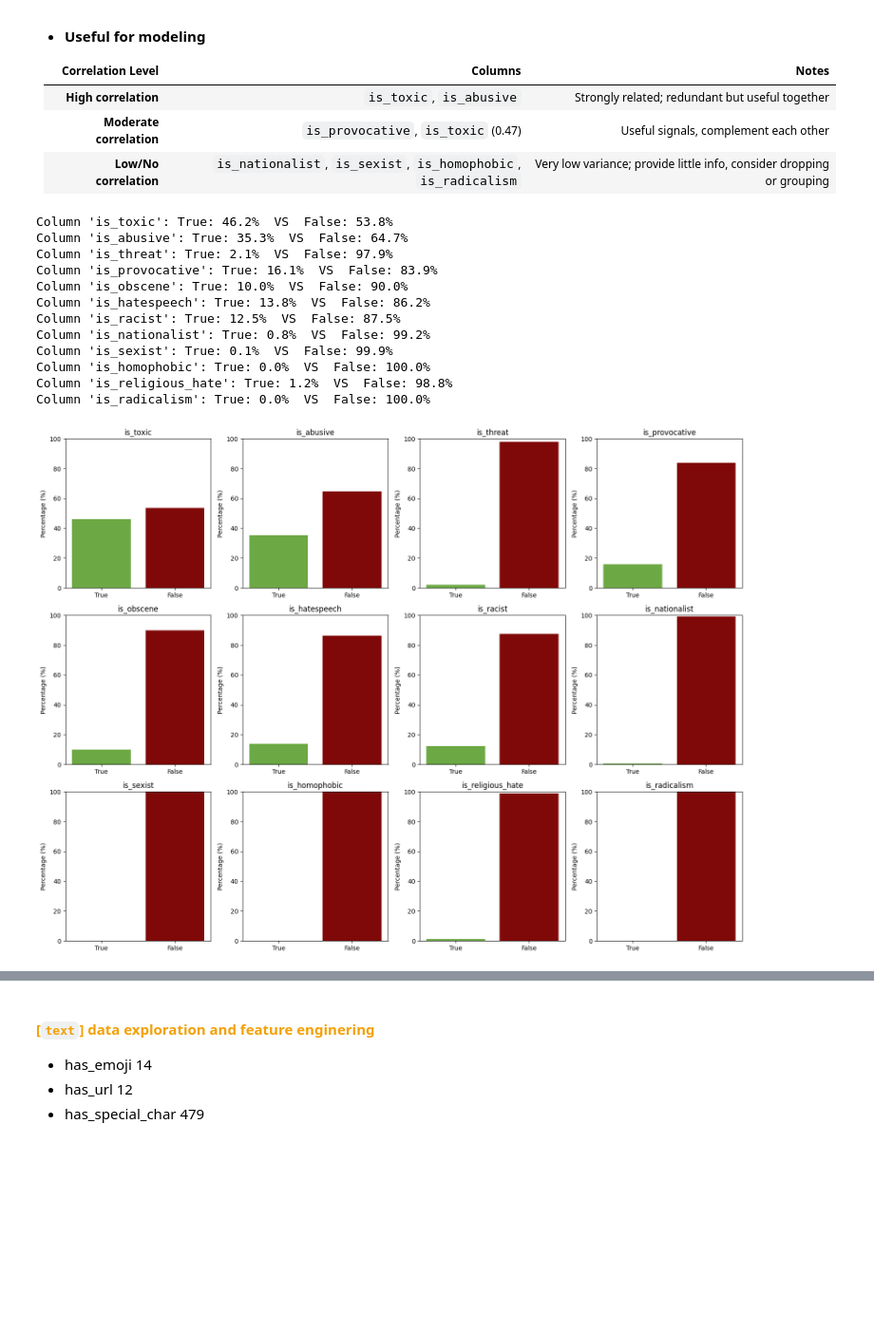
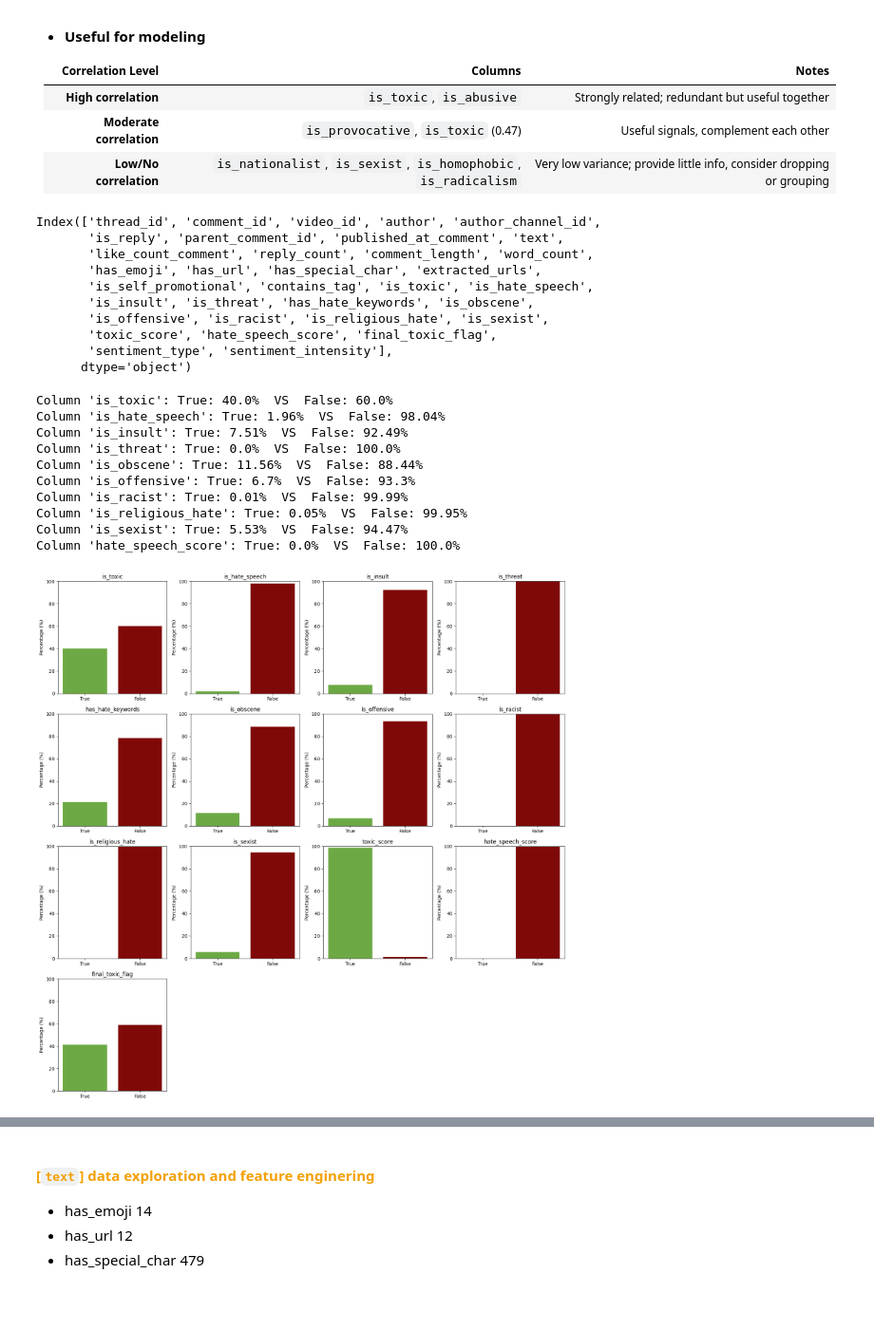
Before and after one commit to Yael-Parra/sentiment-analyzer-inc, a Jupyter notebook: eda/eda.ipynb, the cells around one changed output, grey strips where cells are left out. Shown at 95% size. Drawn from its saved outputs; the diff is of its cells as text; code cells hidden in the pictures; blank space fills up the shorter version.

```diff
--- a/eda/eda.ipynb
+++ b/eda/eda.ipynb
@@ -49,7 +49,7 @@ c:\Users\yaelp\Desktop\Yael\Bootcamp_FactoriaF5_IA_Promo4\Proyectos\Grupales\sen
 c:\Users\yaelp\Desktop\Yael\Bootcamp_FactoriaF5_IA_Promo4\Proyectos\Grupales\sentiment-analyzer-inc\eda\data
 c:\Users\yaelp\Desktop\Yael\Bootcamp_FactoriaF5_IA_Promo4\Proyectos\Grupales\sentiment-analyzer-inc\eda\
 # %%
-GITHUB_CLEAN_URL = "https://raw.githubusercontent.com/Yael-Parra/sentiment-analyzer-inc/feature/eda/eda/data/youtube_dataset_cleaned.csv.gz"
+GITHUB_CLEAN_URL = "https://raw.githubusercontent.com/Yael-Parra/sentiment-analyzer-inc/feature/eda/eda/data/youtube_extract_final_ok.csv.gz"
 
 
 def load_airbnb_data_from_github(url):
@@ -118,6 +118,19 @@ df_clean_1 = load_airbnb_data_from_github(GITHUB_CLEAN_URL)
 | **High correlation**     | ``is_toxic``, ``is_abusive``                                            | Strongly related; redundant but useful together                       |
 | **Moderate correlation** | ``is_provocative``, ``is_toxic`` (0.47)                                 | Useful signals, complement each other                                 |
 | **Low/No correlation**   | ``is_nationalist``, ``is_sexist``, ``is_homophobic``, ``is_radicalism`` | Very low variance; provide little info, consider dropping or grouping |
+# %%
+df_clean_1.columns
+# %% [output]
+Index(['thread_id', 'comment_id', 'video_id', 'author', 'author_channel_id',
+       'is_reply', 'parent_comment_id', 'published_at_comment', 'text',
+       'like_count_comment', 'reply_count', 'comment_length', 'word_count',
+       'has_emoji', 'has_url', 'has_special_char', 'extracted_urls',
+       'is_self_promotional', 'contains_tag', 'is_toxic', 'is_hate_speech',
+       'is_insult', 'is_threat', 'has_hate_keywords', 'is_obscene',
+       'is_offensive', 'is_racist', 'is_religious_hate', 'is_sexist',
+       'toxic_score', 'hate_speech_score', 'final_toxic_flag',
+       'sentiment_type', 'sentiment_intensity'],
+      dtype='object')
 # %%
 # Checking the percentage of true and false boolean's columns
 
@@ -132,30 +145,26 @@ def check_boolean_percentage(df, column_name):
 
 # Checking boolean columns
 check_boolean_percentage(df_clean_1, 'is_toxic')
-check_boolean_percentage(df_clean_1, 'is_abusive')
+check_boolean_percentage(df_clean_1, 'is_hate_speech')
+check_boolean_percentage(df_clean_1, 'is_insult')
 check_boolean_percentage(df_clean_1, 'is_threat')
-check_boolean_percentage(df_clean_1, 'is_provocative')
 check_boolean_percentage(df_clean_1, 'is_obscene')
-check_boolean_percentage(df_clean_1, 'is_hatespeech')
+check_boolean_percentage(df_clean_1, 'is_offensive')
 check_boolean_percentage(df_clean_1, 'is_racist')
-check_boolean_percentage(df_clean_1, 'is_nationalist')
+check_boolean_percentage(df_clean_1, 'is_religious_hate')
 check_boolean_percentage(df_clean_1, 'is_sexist')
-check_boolean_percentage(df_clean_1, 'is_homophobic')
-check_boolean_percentage(df_clean_1, 'is_religious_hate')
-check_boolean_percentage(df_clean_1, 'is_radicalism')
+check_boolean_percentage(df_clean_1, 'hate_speech_score')
 # %% [output]
-Column 'is_toxic': True: 46.2%  VS  False: 53.8%
-Column 'is_abusive': True: 35.3%  VS  False: 64.7%
-Column 'is_threat': True: 2.1%  VS  False: 97.9%
-Column 'is_provocative': True: 16.1%  VS  False: 83.9%
-Column 'is_obscene': True: 10.0%  VS  False: 90.0%
-Column 'is_hatespeech': True: 13.8%  VS  False: 86.2%
-Column 'is_racist': True: 12.5%  VS  False: 87.5%
-Column 'is_nationalist': True: 0.8%  VS  False: 99.2%
-Column 'is_sexist': True: 0.1%  VS  False: 99.9%
-Column 'is_homophobic': True: 0.0%  VS  False: 100.0%
-Column 'is_religious_hate': True: 1.2%  VS  False: 98.8%
-Column 'is_radicalism': True: 0.0%  VS  False: 100.0%
+Column 'is_toxic': True: 40.0%  VS  False: 60.0%
+Column 'is_hate_speech': True: 1.96%  VS  False: 98.04%
+Column 'is_insult': True: 7.51%  VS  False: 92.49%
+Column 'is_threat': True: 0.0%  VS  False: 100.0%
+Column 'is_obscene': True: 11.56%  VS  False: 88.44%
+Column 'is_offensive': True: 6.7%  VS  False: 93.3%
+Column 'is_racist': True: 0.01%  VS  False: 99.99%
+Column 'is_religious_hate': True: 0.05%  VS  False: 99.95%
+Column 'is_sexist': True: 5.53%  VS  False: 94.47%
+Column 'hate_speech_score': True: 0.0%  VS  False: 100.0%
 # %%
 # Graphing the percentage of true and false boolean's columns
 
@@ -164,36 +173,38 @@ def plot_all_booleans_together(df, bool_columns):
     ncols = 4  # 4 columnas por fila, ajusta según preferencia
     nrows = (n + ncols - 1) // ncols  # filas necesarias
 
     fig, axes = plt.subplots(nrows, ncols, figsize=(4 * ncols, 4 * nrows))
     axes = axes.flatten()
 
     for i, col in enumerate(bool_columns):
         df[col] = df[col].astype(bool)
         true_count = df[col].sum()
         total_count = df[col].count()
         false_count = total_count - true_count
         true_percentage = (true_count / total_count) * 100
         false_percentage = (false_count / total_count) * 100
 
         axes[i].bar(['True', 'False'], [true_percentage, false_percentage], color=['#6CA944', '#7F0908'])
         axes[i].set_title(f"{col}")
         axes[i].set_ylim(0, 100)
         axes[i].set_ylabel('Percentage (%)')
 
     # Ocultar ejes vacíos si los hay
     for j in range(i + 1, len(axes)):
         axes[j].axis('off')
 
     plt.tight_layout()
     plt.show()
 
 # Lista de columnas booleanas
-bool_cols = ['is_toxic', 'is_abusive', 'is_threat', 'is_provocative', 'is_obscene', 'is_hatespeech',
-             'is_racist', 'is_nationalist', 'is_sexist', 'is_homophobic', 'is_religious_hate', 'is_radicalism']
+bool_cols = ['is_toxic', 'is_hate_speech',
+       'is_insult', 'is_threat', 'has_hate_keywords', 'is_obscene',
+       'is_offensive', 'is_racist', 'is_religious_hate', 'is_sexist',
+       'toxic_score', 'hate_speech_score', 'final_toxic_flag']
 
 plot_all_booleans_together(df_clean_1, bool_cols)
 # %% [output]
-[figure, old version]
+[figure, new version]
 # %%
 # Calculate pairwise correlations between booleans (to catch redundant features)
 def calculate_boolean_correlations(df, bool_columns):
```
Also changed, not shown: parts of 11 cells of this notebook, 21 other files.
